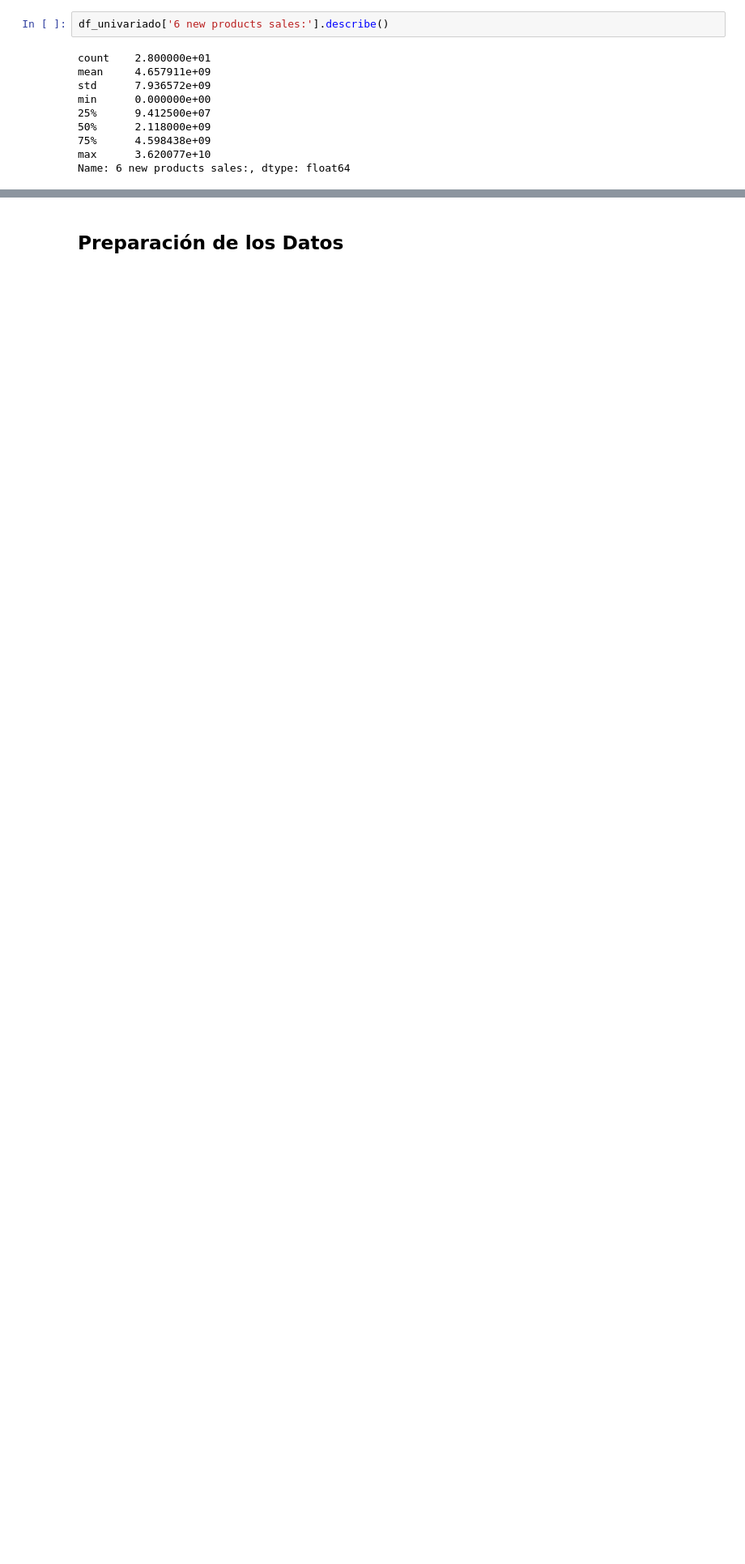
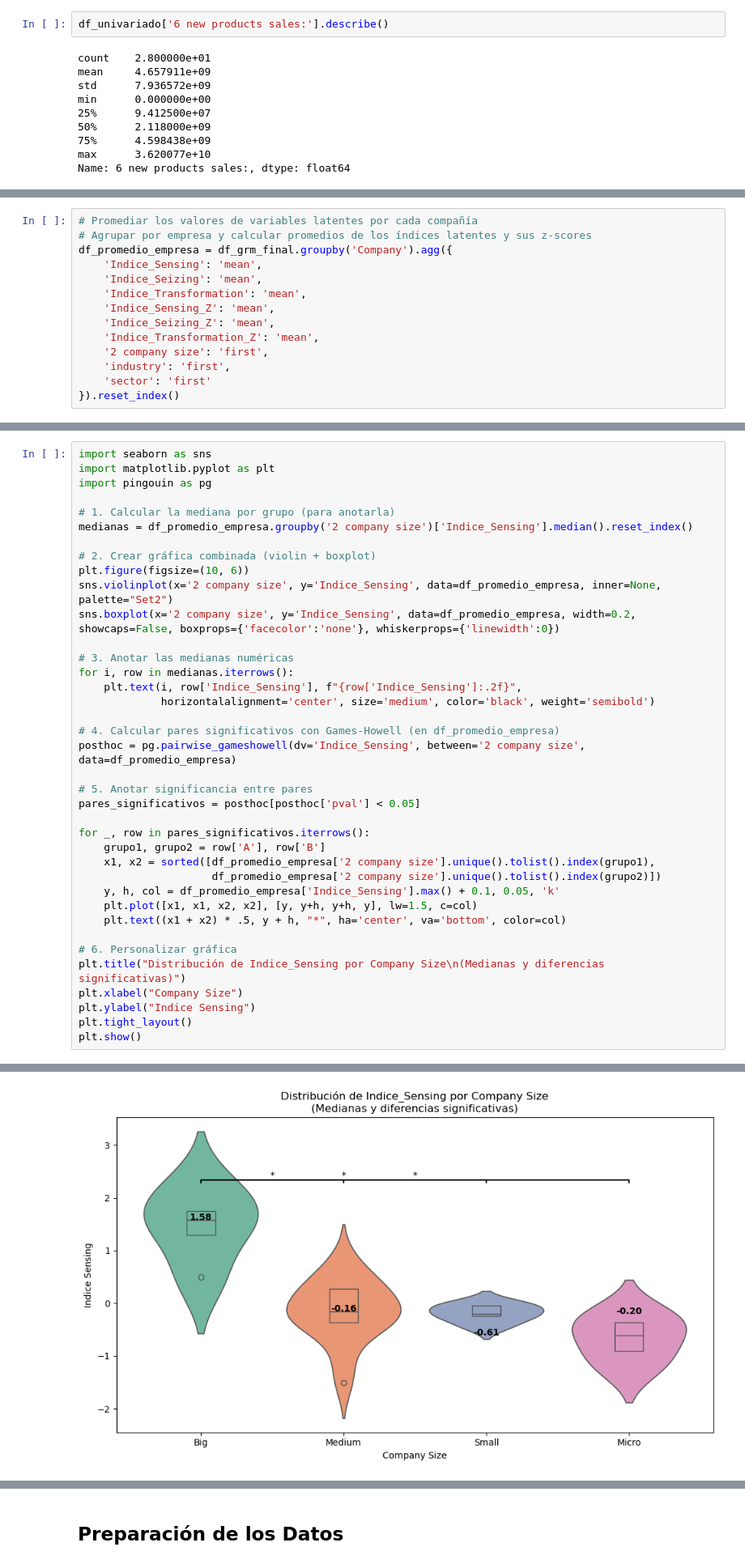
Before and after one commit to AlejaGuz/orange, a Jupyter notebook: Notebook_AFO_LFM.ipynb, the cells around one changed output, grey strips where cells are left out. Shown at 81% size. Cells and saved outputs as stored; diff of their text form; blank space fills up the shorter version.

```diff
--- a/Notebook_AFO_LFM.ipynb
+++ b/Notebook_AFO_LFM.ipynb
@@ -500,0 +558,14 @@ plt.show()
+# %%
+# Promediar los valores de variables latentes por cada compañía
+# Agrupar por empresa y calcular promedios de los índices latentes y sus z-scores
+df_promedio_empresa = df_grm_final.groupby('Company').agg({
+    'Indice_Sensing': 'mean',
+    'Indice_Seizing': 'mean',
+    'Indice_Transformation': 'mean',
+    'Indice_Sensing_Z': 'mean',
+    'Indice_Seizing_Z': 'mean',
+    'Indice_Transformation_Z': 'mean',
+    '2 company size': 'first',
+    'industry': 'first',
+    'sector': 'first'
+}).reset_index()
@@ -500,0 +630,39 @@ plt.show()
+# %%
+import seaborn as sns
+import matplotlib.pyplot as plt
+import pingouin as pg
+
+# 1. Calcular la mediana por grupo (para anotarla)
+medianas = df_promedio_empresa.groupby('2 company size')['Indice_Sensing'].median().reset_index()
+
+# 2. Crear gráfica combinada (violin + boxplot)
+plt.figure(figsize=(10, 6))
+sns.violinplot(x='2 company size', y='Indice_Sensing', data=df_promedio_empresa, inner=None, palette="Set2")
+sns.boxplot(x='2 company size', y='Indice_Sensing', data=df_promedio_empresa, width=0.2, showcaps=False, boxprops={'facecolor':'none'}, whiskerprops={'linewidth':0})
+
+# 3. Anotar las medianas numéricas
+for i, row in medianas.iterrows():
+    plt.text(i, row['Indice_Sensing'], f"{row['Indice_Sensing']:.2f}",
+             horizontalalignment='center', size='medium', color='black', weight='semibold')
+
+# 4. Calcular pares significativos con Games-Howell (en df_promedio_empresa)
+posthoc = pg.pairwise_gameshowell(dv='Indice_Sensing', between='2 company size', data=df_promedio_empresa)
+
+# 5. Anotar significancia entre pares
+pares_significativos = posthoc[posthoc['pval'] < 0.05]
+
+for _, row in pares_significativos.iterrows():
+    grupo1, grupo2 = row['A'], row['B']
+    x1, x2 = sorted([df_promedio_empresa['2 company size'].unique().tolist().index(grupo1),
+                     df_promedio_empresa['2 company size'].unique().tolist().index(grupo2)])
+    y, h, col = df_promedio_empresa['Indice_Sensing'].max() + 0.1, 0.05, 'k'
+    plt.plot([x1, x1, x2, x2], [y, y+h, y+h, y], lw=1.5, c=col)
+    plt.text((x1 + x2) * .5, y + h, "*", ha='center', va='bottom', color=col)
+
+# 6. Personalizar gráfica
+plt.title("Distribución de Indice_Sensing por Company Size\n(Medianas y diferencias significativas)")
+plt.xlabel("Company Size")
+plt.ylabel("Indice Sensing")
+plt.tight_layout()
+plt.show()
+# %% [output]
@@ -500,0 +672 @@ plt.show()
+[figure, added]
```
Also changed, not shown: parts of 14 cells of this notebook, 23 other files.
